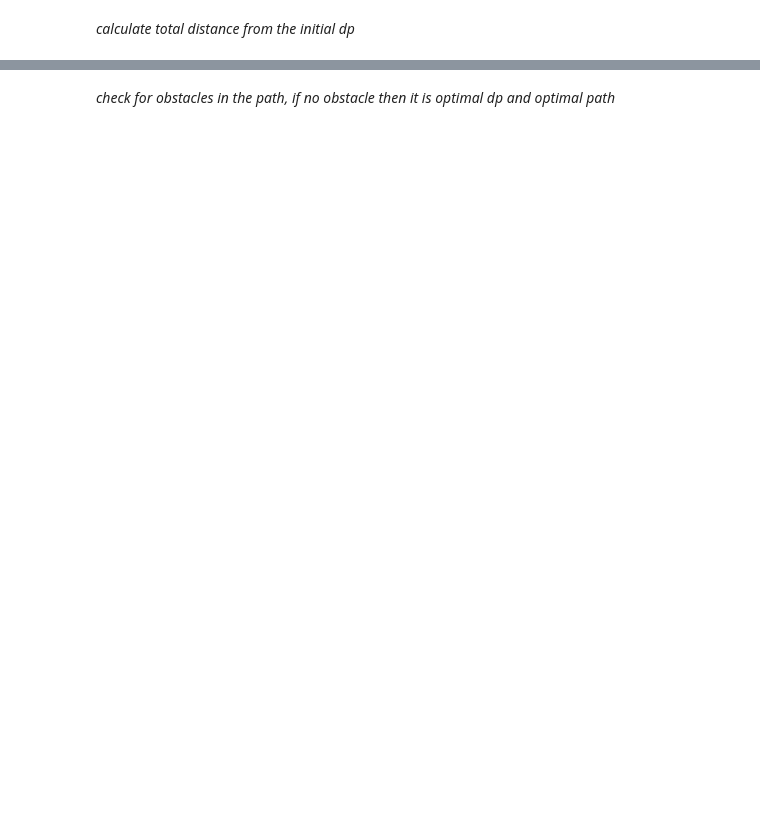
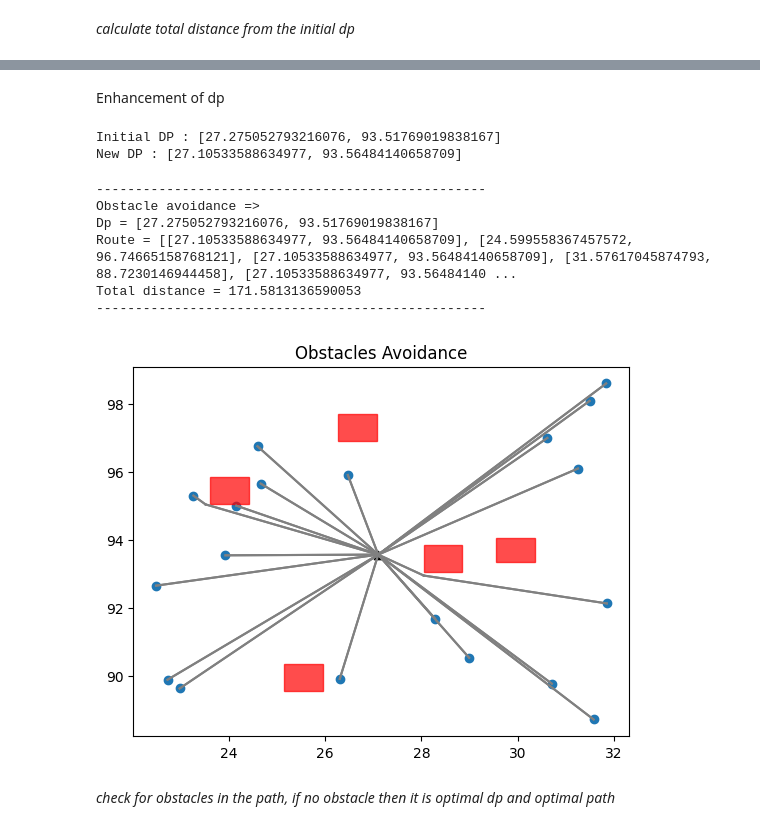
Before and after one commit to CR-Samrat/drone-based-delivary, a Jupyter notebook: euclidean_with_obstacles.ipynb, the cells around one changed output, grey strips where cells are left out. Drawn from its saved outputs; the diff is of its cells as text; code cells hidden in the pictures; blank space fills up the shorter version.

```diff
--- a/euclidean_with_obstacles.ipynb
+++ b/euclidean_with_obstacles.ipynb
@@ -433,0 +434,2 @@ Initial Distance : 217.17760330296645
+# %% [markdown]
+Enhancement of dp
@@ -434,3 +455,33 @@ Initial Distance : 217.17760330296645
+# %%
+enh_dp = enhance_dp(initial_route, obstacles)
+print("New DP :",enh_dp)
+# %% [output]
+Initial DP : [27.275052793216076, 93.51769019838167]
+New DP : [27.10533588634977, 93.56484140658709]
+# %%
+temp_route = initial_route.copy()
+temp_route = replace(initial_route, initial_dp, enh_dp)
+new_route, msg = a_star_algo(temp_route, enh_dp, obstacles)
+if msg == "pass":
+    new_dist = total_dist(new_route)
+else:
+    new_dist = float('inf')
+print("-"*50)
+print("Obstacle avoidance =>")
+print("Dp =",initial_dp)
+print("Route =",new_route)
+print("Total distance =",new_dist)
+print("-"*50)
+
+plot_initial_route(enh_dp,delivary_loc, obstacles, new_route, "Obstacles Avoidance")
+# %% [output]
+--------------------------------------------------
+Obstacle avoidance =>
+Dp = [27.275052793216076, 93.51769019838167]
+Route = [[27.10533588634977, 93.56484140658709], [24.599558367457572, 96.74665158768121], [27.10533588634977, 93.56484140658709], [31.57617045874793, 88.7230146944458], [27.10533588634977, 93.56484140 ...
+Total distance = 171.5813136590053
+--------------------------------------------------
+[figure, added]
 # %% [markdown]
 *check for obstacles in the path, if no obstacle then it is optimal dp and optimal path*
 # %%
```
Also changed, not shown: parts of 8 cells of this notebook, 1 other file.
